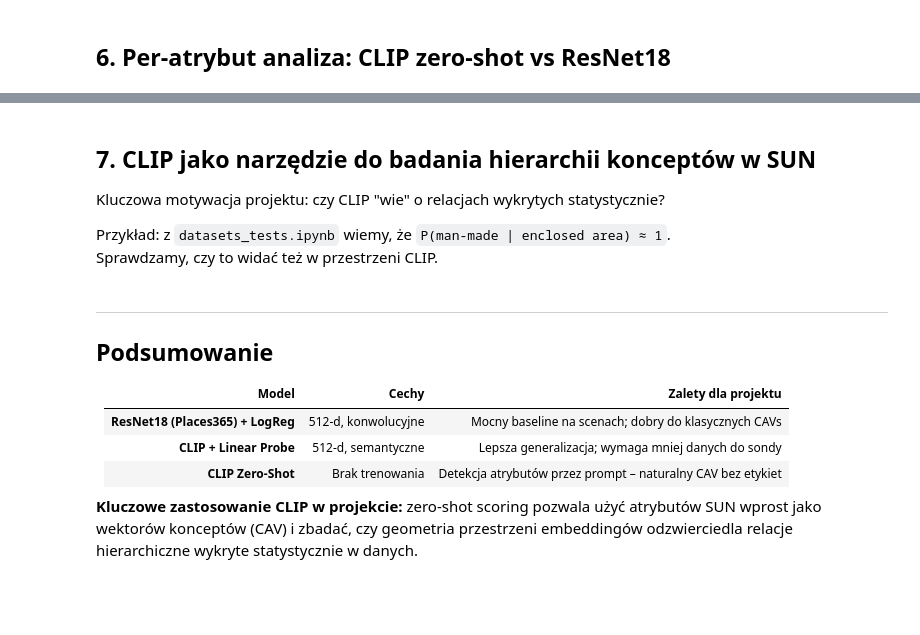
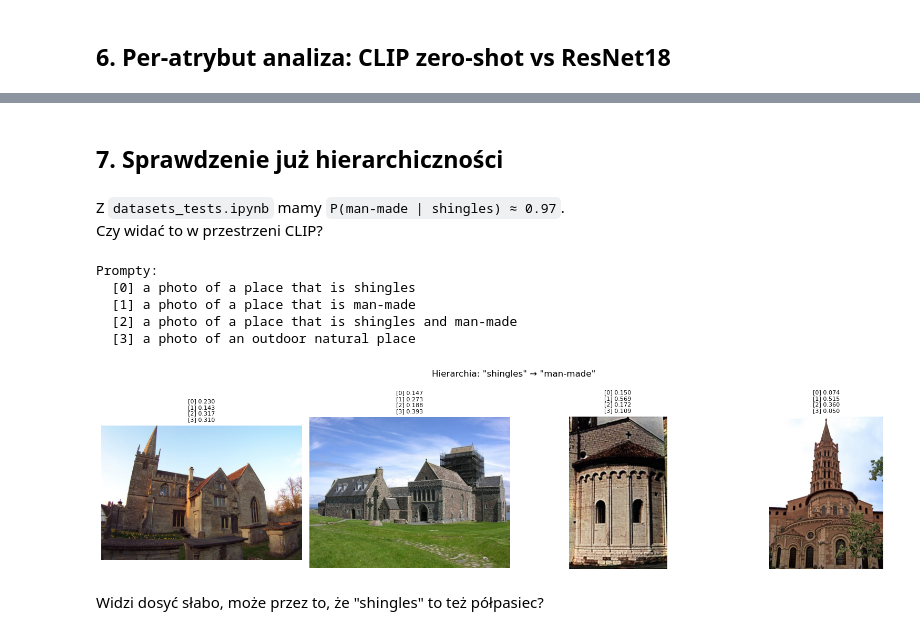
Before and after one commit to Wysocki-Piotr/Hierarchical-concepts-in-images, a Jupyter notebook: model_evaluation_sun.ipynb, the cells around one changed output, grey strips where cells are left out. Cells and saved outputs as stored; diff of their text form; code cells hidden in the pictures; blank space fills up the shorter version.

```diff
--- a/model_evaluation_sun.ipynb
+++ b/model_evaluation_sun.ipynb
@@ -326,14 +366,12 @@ print(per_attr.nsmallest(10, 'delta')[['attr', 'AUC_ResNet18', 'AUC_CLIP_ZS', 'd
-# %% [markdown]
-## 7. CLIP jako narzędzie do badania hierarchii konceptów w SUN
-
-Kluczowa motywacja projektu: czy CLIP "wie" o relacjach wykrytych statystycznie?
-
-Przykład: z `datasets_tests.ipynb` wiemy, że `P(man-made | enclosed area) ≈ 1`.
-Sprawdzamy, czy to widać też w przestrzeni CLIP.
+# %% [markdown]
+## 7. Sprawdzenie już hierarchiczności
+# %% [markdown]
+
+Z `datasets_tests.ipynb` mamy `P(man-made | shingles) ≈ 0.97`.
+Czy widać to w przestrzeni CLIP?
 # %%
-# Zdefiniuj parę hierarchiczną do zbadania (zmień na relację z Twojej analizy)
-CONCEPT_A = 'enclosed area'   # atrybut "przodek"
-CONCEPT_B = 'man-made'        # atrybut "następnik"
+CONCEPT_A = 'shingles'
+CONCEPT_B = 'man-made'
 
 prompts = [
     f'a photo of a place that is {CONCEPT_A}',
@@ -347,46 +385,42 @@ with torch.no_grad():
     text_fs = clip_model.encode_text(tokens).float()
     text_fs = text_fs / text_fs.norm(dim=-1, keepdim=True)
 
-# Wybierz 4 obrazy gdzie atrybut A jest obecny
 col_a = CONCEPT_A if CONCEPT_A in df_sun.columns else attr_cols[0]
 sample_rows = df_sun[df_sun[col_a] == 1].head(4)
 
 print(f'Prompty:')
 for i, p in enumerate(prompts):
     print(f'  [{i}] {p}')
 print()
 
 fig, axes = plt.subplots(1, len(sample_rows), figsize=(16, 4))
 with torch.no_grad():
     for ax, (_, row) in zip(axes, sample_rows.iterrows()):
         img_path = os.path.join('data/SUN/images/', str(row['file_path']))
         img  = Image.open(img_path).convert('RGB')
         inp  = clip_preprocess(img).unsqueeze(0).to(DEVICE)
         feat = clip_model.encode_image(inp).squeeze().float()
         feat = feat / feat.norm()
 
         sims  = (feat @ text_fs.T).cpu().numpy()
         probs = np.exp(sims * 100) / np.exp(sims * 100).sum()
 
         ax.imshow(img)
         ax.set_title(
             '\n'.join([f'[{i}] {p:.3f}' for i, p in enumerate(probs)]),
             fontsize=8
         )
         ax.axis('off')
 
 plt.suptitle(f'Hierarchia: "{CONCEPT_A}" → "{CONCEPT_B}"', fontsize=12)
 plt.tight_layout()
 plt.show()
+# %% [output]
+Prompty:
+  [0] a photo of a place that is shingles
+  [1] a photo of a place that is man-made
+  [2] a photo of a place that is shingles and man-made
+  [3] a photo of an outdoor natural place
+[figure, added]
-# %% [markdown]
----
-
-## Podsumowanie
-
-| Model | Cechy | Zalety dla projektu |
-|---|---|---|
-| **ResNet18 (Places365) + LogReg** | 512-d, konwolucyjne | Mocny baseline na scenach; dobry do klasycznych CAVs |
-| **CLIP + Linear Probe** | 512-d, semantyczne | Lepsza generalizacja; wymaga mniej danych do sondy |
-| **CLIP Zero-Shot** | Brak trenowania | Detekcja atrybutów przez prompt – naturalny CAV bez etykiet |
-
-**Kluczowe zastosowanie CLIP w projekcie:** zero-shot scoring pozwala użyć atrybutów SUN wprost jako wektorów konceptów (CAV) i zbadać, czy geometria przestrzeni embeddingów odzwierciedla relacje hierarchiczne wykryte statystycznie w danych.
+# %% [markdown]
+Widzi dosyć słabo, może przez to, że "shingles" to też półpasiec?
```
Also changed, not shown: parts of 23 cells of this notebook.
